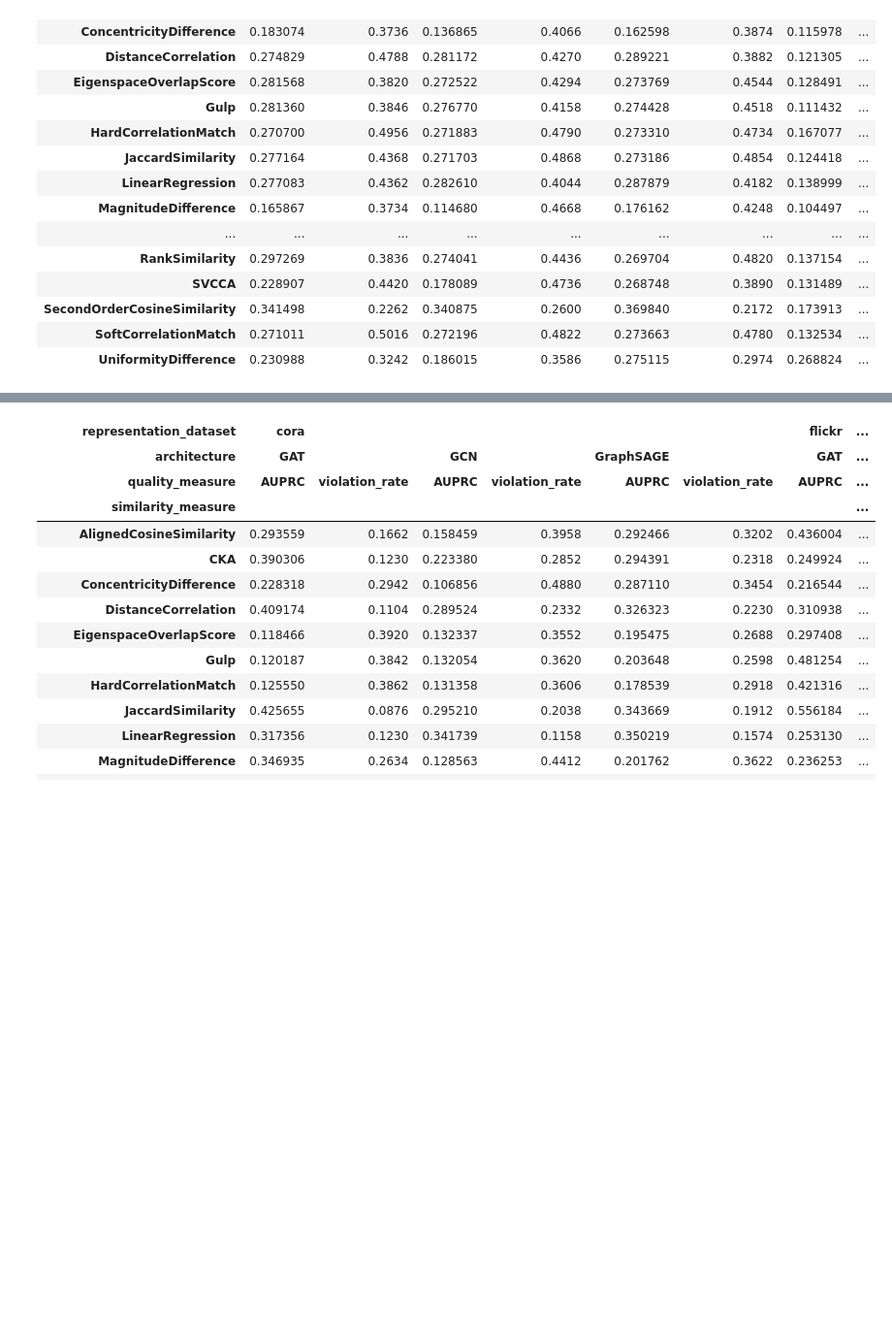
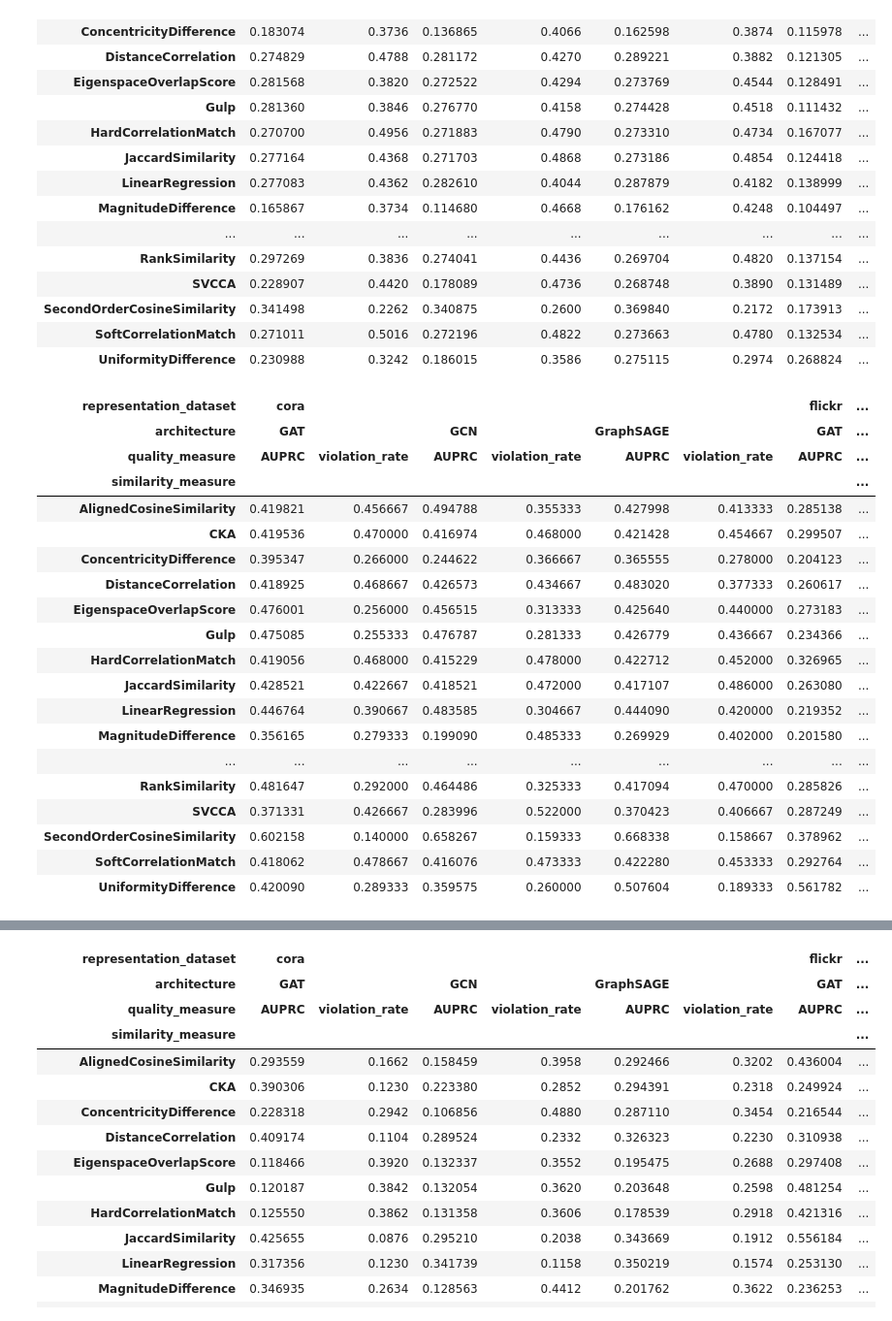
Before and after one commit to TaWald/similaritybench, a Jupyter notebook: graphs/notebooks/tables.ipynb, the cells around one changed output, grey strips where cells are left out. Shown at 97% size. Cells and saved outputs as stored; diff of their text form; code cells hidden in the pictures; blank space fills up the shorter version.

```diff
--- a/graphs/notebooks/tables.ipynb
+++ b/graphs/notebooks/tables.ipynb
@@ -62,3 +64,26 @@ get_agg_pivot_table("label_test", ["cora", "flickr", "ogbn-arxiv"])
 | SecondOrderCosineSimilarity | 0.341498 | 0.2262 | 0.340875 | 0.2600 | 0.369840 | 0.2172 | 0.173913 | ... |
 | SoftCorrelationMatch | 0.271011 | 0.5016 | 0.272196 | 0.4822 | 0.273663 | 0.4780 | 0.132534 | ... |
 | UniformityDifference | 0.230988 | 0.3242 | 0.186015 | 0.3586 | 0.275115 | 0.2974 | 0.268824 | ... |
+# %%
+get_agg_pivot_table("label_test", ["cora", "flickr", "ogbn-arxiv"], reduced=True)
+# %% [output]
+| representation_dataset | cora |  |  |  |  |  | flickr | ... |
+| architecture | GAT |  | GCN |  | GraphSAGE |  | GAT | ... |
+| quality_measure | AUPRC | violation_rate | AUPRC | violation_rate | AUPRC | violation_rate | AUPRC | ... |
+| similarity_measure |  |  |  |  |  |  |  | ... |
+| AlignedCosineSimilarity | 0.419821 | 0.456667 | 0.494788 | 0.355333 | 0.427998 | 0.413333 | 0.285138 | ... |
+| CKA | 0.419536 | 0.470000 | 0.416974 | 0.468000 | 0.421428 | 0.454667 | 0.299507 | ... |
+| ConcentricityDifference | 0.395347 | 0.266000 | 0.244622 | 0.366667 | 0.365555 | 0.278000 | 0.204123 | ... |
+| DistanceCorrelation | 0.418925 | 0.468667 | 0.426573 | 0.434667 | 0.483020 | 0.377333 | 0.260617 | ... |
+| EigenspaceOverlapScore | 0.476001 | 0.256000 | 0.456515 | 0.313333 | 0.425640 | 0.440000 | 0.273183 | ... |
+| Gulp | 0.475085 | 0.255333 | 0.476787 | 0.281333 | 0.426779 | 0.436667 | 0.234366 | ... |
+| HardCorrelationMatch | 0.419056 | 0.468000 | 0.415229 | 0.478000 | 0.422712 | 0.452000 | 0.326965 | ... |
+| JaccardSimilarity | 0.428521 | 0.422667 | 0.418521 | 0.472000 | 0.417107 | 0.486000 | 0.263080 | ... |
+| LinearRegression | 0.446764 | 0.390667 | 0.483585 | 0.304667 | 0.444090 | 0.420000 | 0.219352 | ... |
+| MagnitudeDifference | 0.356165 | 0.279333 | 0.199090 | 0.485333 | 0.269929 | 0.402000 | 0.201580 | ... |
+| ... | ... | ... | ... | ... | ... | ... | ... | ... |
+| RankSimilarity | 0.481647 | 0.292000 | 0.464486 | 0.325333 | 0.417094 | 0.470000 | 0.285826 | ... |
+| SVCCA | 0.371331 | 0.426667 | 0.283996 | 0.522000 | 0.370423 | 0.406667 | 0.287249 | ... |
+| SecondOrderCosineSimilarity | 0.602158 | 0.140000 | 0.658267 | 0.159333 | 0.668338 | 0.158667 | 0.378962 | ... |
+| SoftCorrelationMatch | 0.418062 | 0.478667 | 0.416076 | 0.473333 | 0.422280 | 0.453333 | 0.292764 | ... |
+| UniformityDifference | 0.420090 | 0.289333 | 0.359575 | 0.260000 | 0.507604 | 0.189333 | 0.561782 | ... |
```
Also changed, not shown: parts of 6 cells of this notebook.
